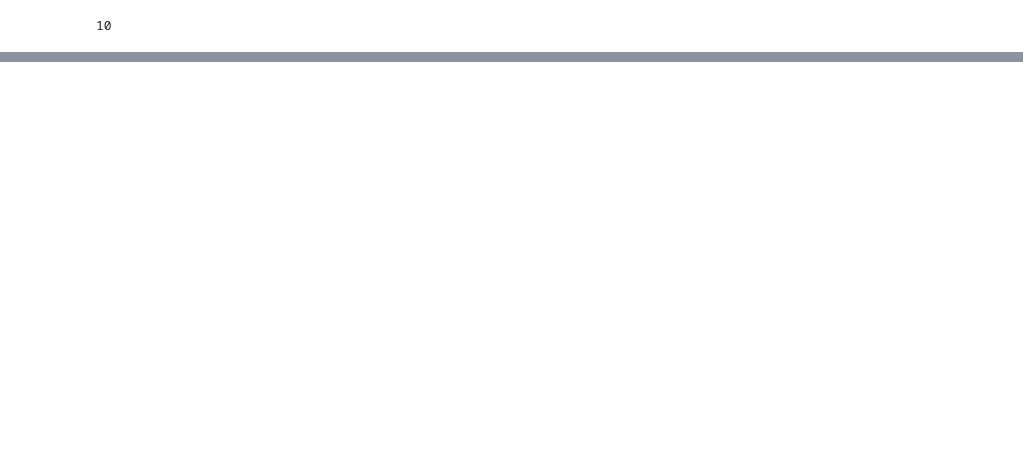
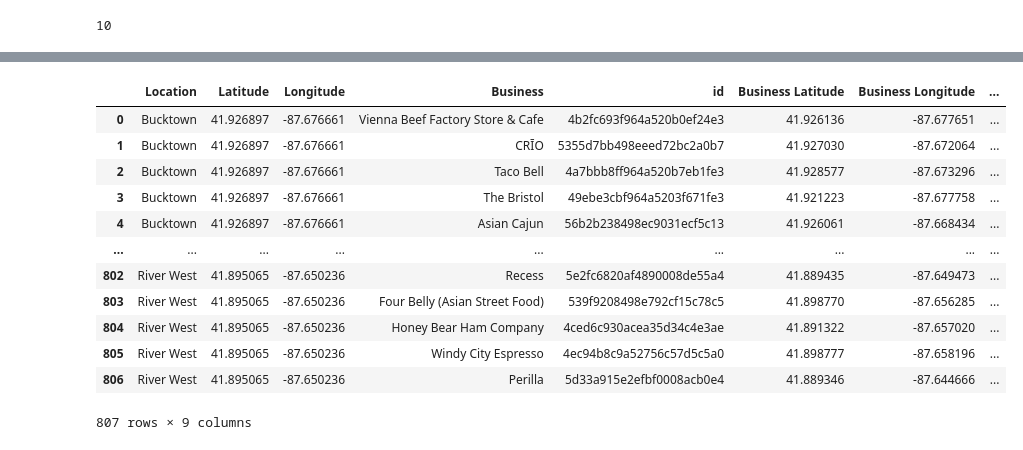
Before and after one commit to rymarczy/Coursera_Capstone, a Jupyter notebook: Capstone_Project_Code.ipynb, the cells around one changed output, grey strips where cells are left out. Cells and saved outputs as stored; diff of their text form; code cells hidden in the pictures; blank space fills up the shorter version.

```diff
--- a/Capstone_Project_Code.ipynb
+++ b/Capstone_Project_Code.ipynb
@@ -93,0 +95,30 @@ df_food_bus
+# %%
+def pull_likes(ids):
+    like_list = []
+    for v_id in ids:
+        url = 'https://api.foursquare.com/v2/venues/{}/likes?&client_id={}&client_secret={}&v={}'.format(
+                v_id,CLIENT_ID,CLIENT_SECRET,VERSION,)
+        results=requests.get(url).json()["response"]['likes']['count']
+        like_list.append([v_id, results])
+
+    df_list=pd.DataFrame(like_list)
+    df_list.columns=['id','Likes']
+    return df_list
+# %%
+df_likes = pull_likes(df_food_bus.id.unique())
+df_food_bus = pd.merge(df_food_bus, df_likes, on="id")
+df_food_bus
+# %% [output]
+|  | Location | Latitude | Longitude | Business | id | Business Latitude | Business Longitude | ... |
+| 0 | Bucktown | 41.926897 | -87.676661 | Vienna Beef Factory Store & Cafe | 4b2fc693f964a520b0ef24e3 | 41.926136 | -87.677651 | ... |
+| 1 | Bucktown | 41.926897 | -87.676661 | CRĪO | 5355d7bb498eeed72bc2a0b7 | 41.927030 | -87.672064 | ... |
+| 2 | Bucktown | 41.926897 | -87.676661 | Taco Bell | 4a7bbb8ff964a520b7eb1fe3 | 41.928577 | -87.673296 | ... |
+| 3 | Bucktown | 41.926897 | -87.676661 | The Bristol | 49ebe3cbf964a5203f671fe3 | 41.921223 | -87.677758 | ... |
+| 4 | Bucktown | 41.926897 | -87.676661 | Asian Cajun | 56b2b238498ec9031ecf5c13 | 41.926061 | -87.668434 | ... |
+| ... | ... | ... | ... | ... | ... | ... | ... | ... |
+| 802 | River West | 41.895065 | -87.650236 | Recess | 5e2fc6820af4890008de55a4 | 41.889435 | -87.649473 | ... |
+| 803 | River West | 41.895065 | -87.650236 | Four Belly (Asian Street Food) | 539f9208498e792cf15c78c5 | 41.898770 | -87.656285 | ... |
+| 804 | River West | 41.895065 | -87.650236 | Honey Bear Ham Company | 4ced6c930acea35d34c4e3ae | 41.891322 | -87.657020 | ... |
+| 805 | River West | 41.895065 | -87.650236 | Windy City Espresso | 4ec94b8c9a52756c57d5c5a0 | 41.898777 | -87.658196 | ... |
+| 806 | River West | 41.895065 | -87.650236 | Perilla | 5d33a915e2efbf0008acb0e4 | 41.889346 | -87.644666 | ... |
+807 rows × 9 columns
```
Also changed, not shown: parts of 6 cells of this notebook, 2 other files.
